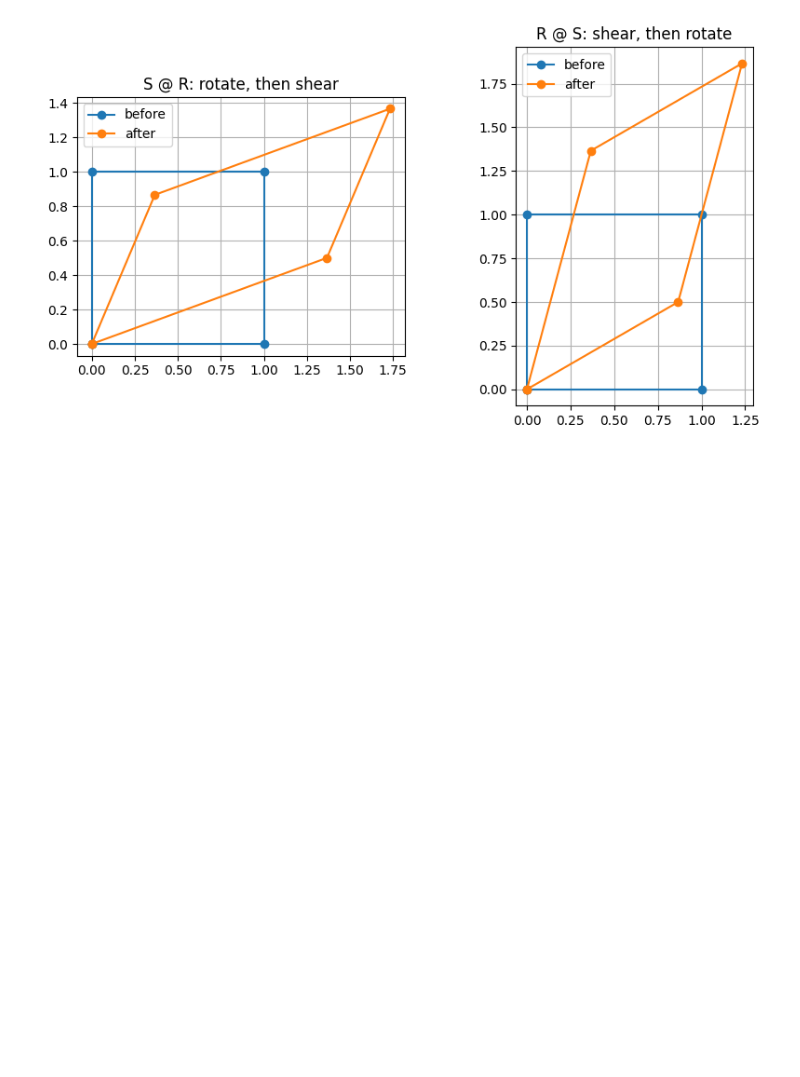
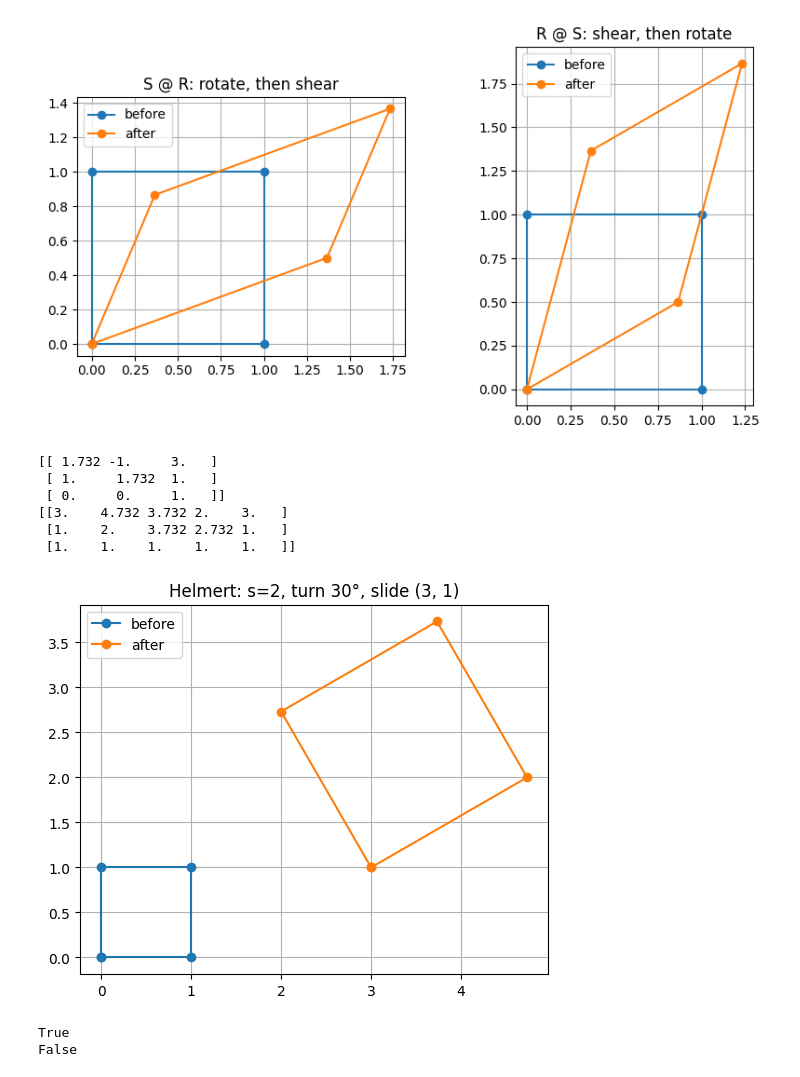
Before and after one commit to AsfandyarFarooqi/learning-log, a Jupyter notebook: week02_matrices.ipynb, the cells around one changed output. Drawn from its saved outputs; the diff is of its cells as text; code cells hidden in the pictures; blank space fills up the shorter version.

```diff
--- a/week02_matrices.ipynb
+++ b/week02_matrices.ipynb
@@ -132,3 +132,66 @@ R @ S =
 [[0.866 0.366]
  [0.5   1.366]]
 [figure]
+# %%
+## Thursday: sliding and Helmert
+
+import numpy as np
+import matplotlib.pyplot as plt
+
+square = np.array([[0, 1, 1, 0, 0],
+                   [0, 0, 1, 1, 0]])
+ones = np.ones((1, 5))
+square_h = np.vstack([square, ones])
+
+s = 2
+theta = np.radians(30)
+tx, ty = 3, 1
+
+H = np.array([[s * np.cos(theta), -s * np.sin(theta), tx],
+              [s * np.sin(theta),  s * np.cos(theta), ty],
+              [0,                  0,                 1]])
+print(np.round(H, 3))
+
+moved_h = H @ square_h
+print(np.round(moved_h, 3))
+
+plt.plot(square_h[0], square_h[1], "o-", label="before")
+plt.plot(moved_h[0], moved_h[1], "o-", label="after")
+plt.gca().set_aspect("equal")
+plt.grid(True)
+plt.legend()
+plt.title("Helmert: s=2, turn 30°, slide (3, 1)")
+plt.show()
+# %% [output]
+[[ 1.732 -1.     3.   ]
+ [ 1.     1.732  1.   ]
+ [ 0.     0.     1.   ]]
+[[3.    4.732 3.732 2.    3.   ]
+ [1.    2.    3.732 2.732 1.   ]
+ [1.    1.    1.    1.    1.   ]]
+[figure, added]
+# %%
+import numpy as np
+import matplotlib.pyplot as plt
+
+square = np.array([[0, 1, 1, 0, 0],
+                   [0, 0, 1, 1, 0]])
+ones = np.ones((1, 5))
+square_h = np.vstack([square, ones])
+
+T = np.array([[1, 0, tx],
+              [0, 1, ty],
+              [0, 0, 1]])
+SR = np.array([[s * np.cos(theta), -s * np.sin(theta), 0],
+               [s * np.sin(theta),  s * np.cos(theta), 0],
+               [0,                  0,                 1]])
+
+H = np.array([[s * np.cos(theta), -s * np.sin(theta), tx],
+              [s * np.sin(theta),  s * np.cos(theta), ty],
+              [0,                  0,                 1]])
+
+print(np.allclose(T @ SR, H))
+print(np.allclose(SR @ T, H))
+# %% [output]
+True
+False
```
